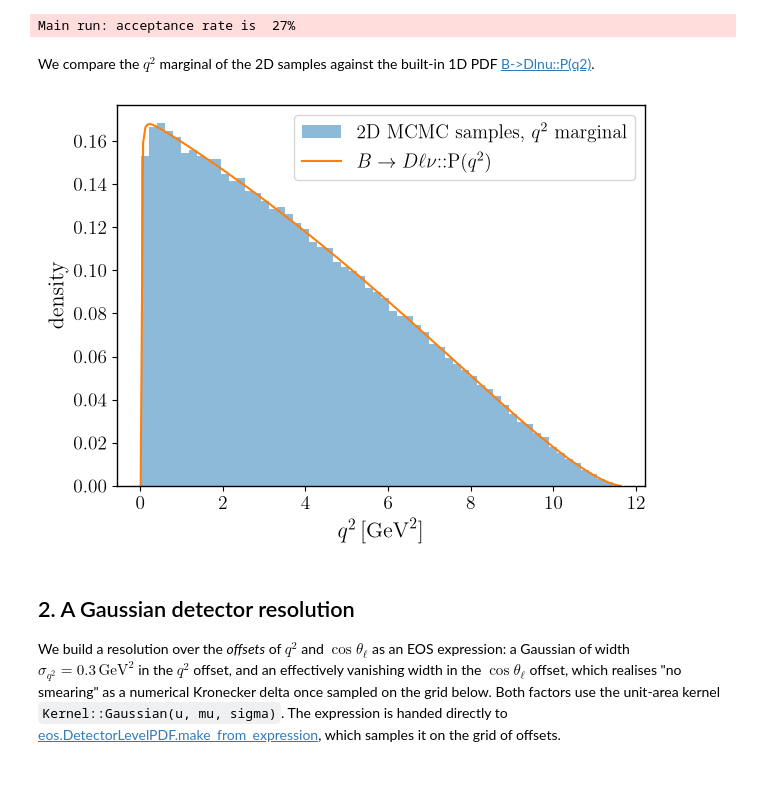
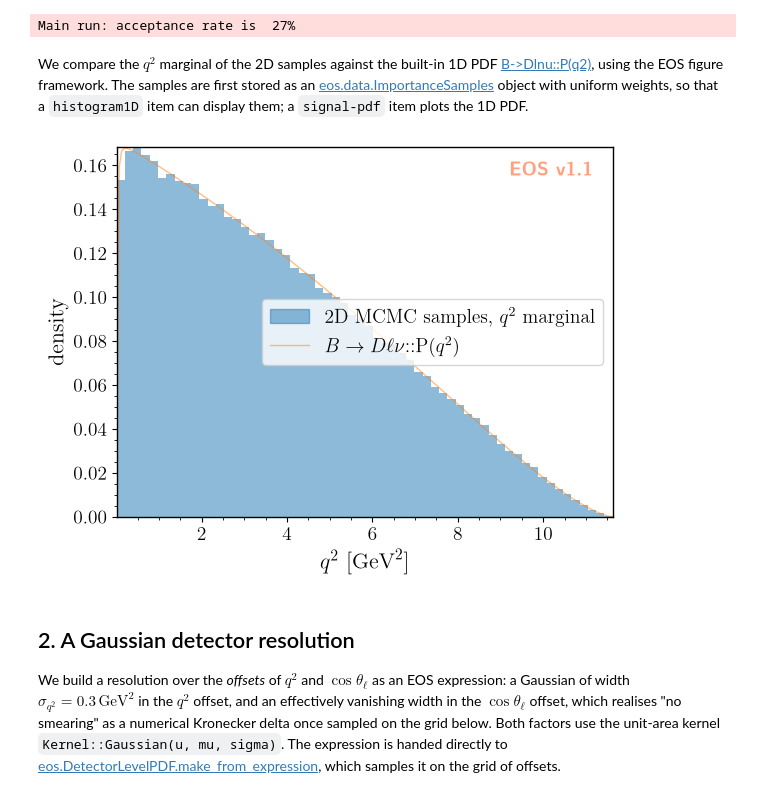
Before and after one commit to eos/doc, a Jupyter notebook: pr1236/user-guide/detector-level.ipynb, the cells around one changed output. Cells and saved outputs as stored; diff of their text form; code cells hidden in the pictures.

```diff
--- a/pr1236/user-guide/detector-level.ipynb
+++ b/pr1236/user-guide/detector-level.ipynb
@@ -99,25 +99,41 @@ Main run: started ...
 Main run: acceptance rate is  27%
 # %% [markdown]
 We compare the $q^2$ marginal of the 2D samples against the built-in 1D PDF
-[B->Dlnu::P(q2)](../reference/signal-pdfs.rst).
+[B->Dlnu::P(q2)](../reference/signal-pdfs.rst), using the EOS figure framework. The samples are first
+stored as an [eos.data.ImportanceSamples](../reference/python.rst#eos.data.ImportanceSamples) object
+with uniform weights, so that a `histogram1D` item can display them; a `signal-pdf` item plots the
+1D PDF.
 # %%
+# the 1D PDF, also the reference for the convolution in section 3
 q2_kinematics = eos.Kinematics({'q2': 2.0, 'q2_min': Q2_PHYS_MIN, 'q2_max': Q2_PHYS_MAX})
 q2_pdf = eos.SignalPDF.make('B->Dlnu::P(q2)', params, q2_kinematics, OPTIONS)
+q2_log_norm = q2_pdf.normalization()
 
-q2_grid  = np.linspace(Q2_PHYS_MIN, Q2_PHYS_MAX, 200)
-q2_log_norm = q2_pdf.normalization()
-q2_curve    = np.array([np.exp(q2_pdf.log_pdf([q2v]) - q2_log_norm) for q2v in q2_grid])
+# MCMC samples carry equal weights
+eos.data.ImportanceSamples.create(os.path.join(EOS_BASE_DIRECTORY, 'truth', 'samples'),
+                                  [truth_kinematics['q2'], truth_kinematics['cos(theta_l)']],
+                                  truth_samples, np.ones(truth_samples.shape[0]))
 
-fig, ax = plt.subplots()
-ax.hist(truth_samples[:, 0], bins=60, range=(Q2_PHYS_MIN, Q2_PHYS_MAX), density=True,
-        alpha=0.5, label='2D MCMC samples, $q^2$ marginal')
-ax.plot(q2_grid, q2_curve, color='C1', label=r'$B\to D\ell\nu$::P($q^2$)')
-ax.set_xlabel(r'$q^2\,[\mathrm{GeV}^2]$')
-ax.set_ylabel(r'density')
-ax.legend()
-fig.tight_layout()
+figure_args = f'''
+plot:
+  xaxis: {{ label: '$q^2$', unit: '$\\textnormal{{GeV}}^2$', range: [{Q2_PHYS_MIN}, {Q2_PHYS_MAX}] }}
+  yaxis: {{ label: 'density' }}
+  legend: {{ position: 'center right' }}
+  items:
+    - {{ type: 'histogram1D', label: '2D MCMC samples, $q^2$ marginal', color: 'C0',
+        variable: 'q2', bins: 60, range: [{Q2_PHYS_MIN}, {Q2_PHYS_MAX}],
+        datafile: '{EOS_BASE_DIRECTORY}/truth/samples'
+      }}
+    - {{ type: 'signal-pdf', label: '$B\\to D\\ell\\nu$::P($q^2$)', color: 'C1',
+        pdf: 'B->Dlnu::P(q2)', options: {{ l: 'mu', q: 'd', model: 'WET', form-factors: 'SSE' }},
+        variable: 'q2', range: [{Q2_PHYS_MIN}, {Q2_PHYS_MAX}], resolution: 200,
+        kinematics: {{ q2_min: {Q2_PHYS_MIN}, q2_max: {Q2_PHYS_MAX} }}
+      }}
+'''
+figure = eos.figure.FigureFactory.from_yaml(figure_args)
+figure.draw()
 # %% [output]
-[figure, old version]
+[figure, new version]
 # %% [markdown]
 ## 2. A Gaussian detector resolution
 
```
Also changed, not shown: parts of 1 cell of this notebook, 19 other files.
